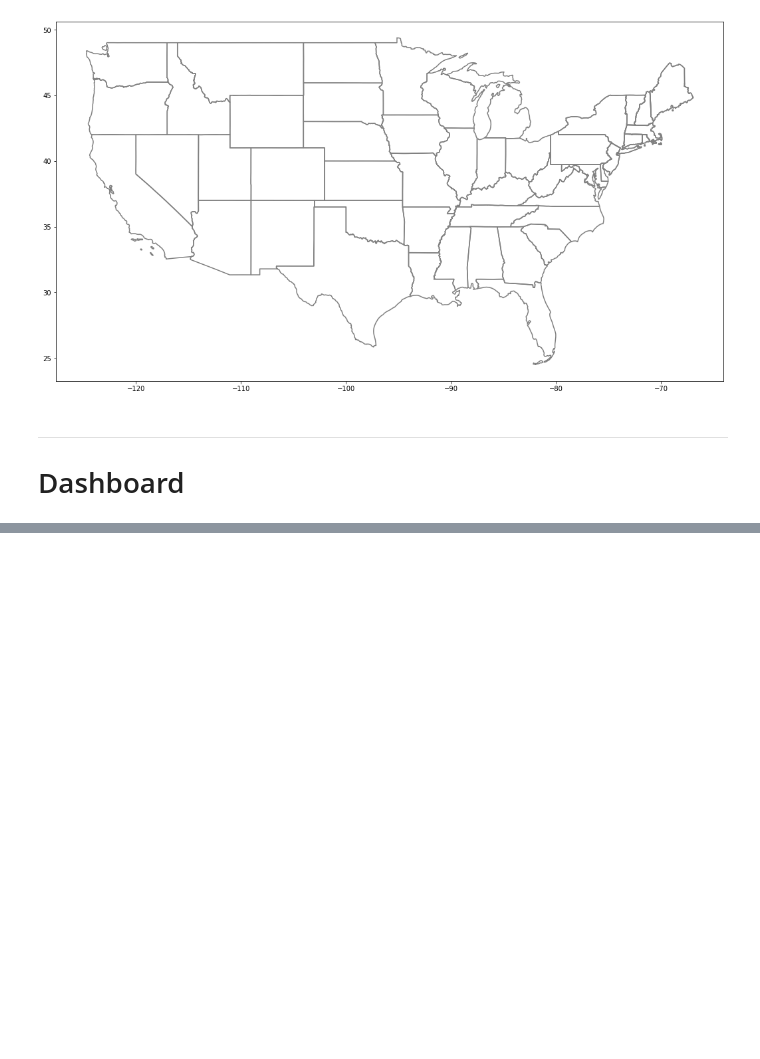
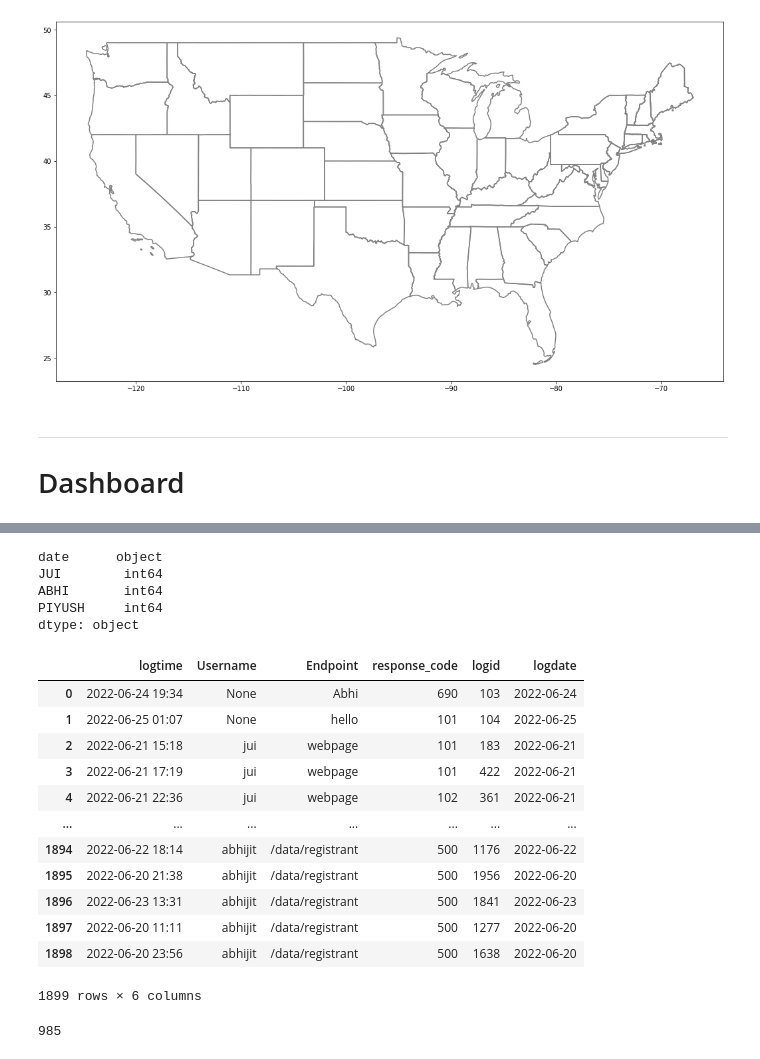
Before and after one commit to BigDataIA-Summer2022-Team04/Assignment_02, a Jupyter notebook: API/sandbox.ipynb, the cells around one changed output, grey strips where cells are left out. Cells and saved outputs as stored; diff of their text form; code cells hidden in the pictures; blank space fills up the shorter version.

```diff
--- a/API/sandbox.ipynb
+++ b/API/sandbox.ipynb
@@ -229,0 +273,6 @@ SELECT ID, NAME FROM `plane-detection-352701.SPY_PLANE.STATUS_CODE`
+# %%
+df['logtime'] = pd.to_datetime(df['logtime'])
+# %%
+df['logtime'] = pd.to_datetime(df['logtime'], format='%d/%m/%y %H:%M')
+# %%
+df['logdate'] = pd.to_datetime(df['logtime']).dt.strftime('%Y-%m-%d')
@@ -229,0 +381,28 @@ SELECT ID, NAME FROM `plane-detection-352701.SPY_PLANE.STATUS_CODE`
+# %%
+df1.dtypes
+# %% [output]
+date      object
+JUI        int64
+ABHI       int64
+PIYUSH     int64
+dtype: object
+# %%
+df
+# %% [output]
+|  | logtime | Username | Endpoint | response_code | logid | logdate |
+| 0 | 2022-06-24 19:34 | None | Abhi | 690 | 103 | 2022-06-24 |
+| 1 | 2022-06-25 01:07 | None | hello | 101 | 104 | 2022-06-25 |
+| 2 | 2022-06-21 15:18 | jui | webpage | 101 | 183 | 2022-06-21 |
+| 3 | 2022-06-21 17:19 | jui | webpage | 101 | 422 | 2022-06-21 |
+| 4 | 2022-06-21 22:36 | jui | webpage | 102 | 361 | 2022-06-21 |
+| ... | ... | ... | ... | ... | ... | ... |
+| 1894 | 2022-06-22 18:14 | abhijit | /data/registrant | 500 | 1176 | 2022-06-22 |
+| 1895 | 2022-06-20 21:38 | abhijit | /data/registrant | 500 | 1956 | 2022-06-20 |
+| 1896 | 2022-06-23 13:31 | abhijit | /data/registrant | 500 | 1841 | 2022-06-23 |
+| 1897 | 2022-06-20 11:11 | abhijit | /data/registrant | 500 | 1277 | 2022-06-20 |
+| 1898 | 2022-06-20 23:56 | abhijit | /data/registrant | 500 | 1638 | 2022-06-20 |
+1899 rows × 6 columns
+# %%
+df[df['Endpoint'].str.contains("/data/")].shape[0]
+# %% [output]
+985
```
Also changed, not shown: parts of 12 cells of this notebook.
